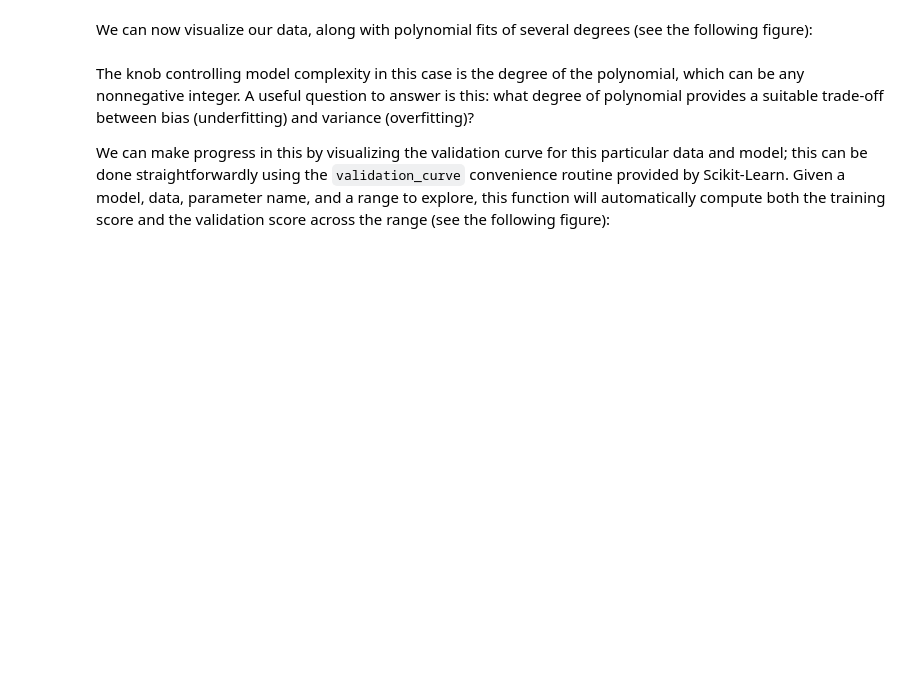
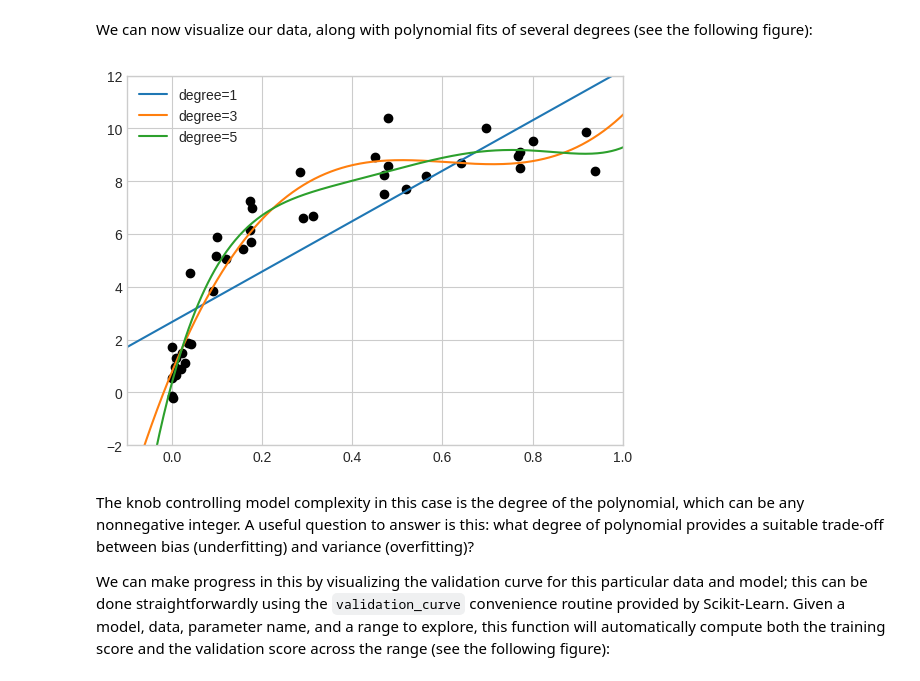
Before and after one commit to Christelleelkhoury/AAI614_-ElKhoury-, a Jupyter notebook: Week 5/Notebook5.1.ipynb, the cells around one changed output. Saved outputs shown, nothing was run; the diff lists cells and outputs as text; code cells hidden in the pictures; blank space fills up the shorter version.

```diff
--- a/Week 5/Notebook5.1.ipynb
+++ b/Week 5/Notebook5.1.ipynb
@@ -207,18 +207,20 @@ We can now visualize our data, along with polynomial fits of several degrees (se
 # %%
 %matplotlib inline
 import matplotlib.pyplot as plt
-plt.style.use('seaborn-whitegrid')
+plt.style.use('seaborn-v0_8-whitegrid')
 
 X_test = np.linspace(-0.1, 1.1, 500)[:, None]
 
 plt.scatter(X.ravel(), y, color='black')
 axis = plt.axis()
 for degree in [1, 3, 5]:
     y_test = PolynomialRegression(degree).fit(X, y).predict(X_test)
     plt.plot(X_test.ravel(), y_test, label='degree={0}'.format(degree))
 plt.xlim(-0.1, 1.0)
 plt.ylim(-2, 12)
 plt.legend(loc='best');
+# %% [output]
+[figure, added]
 # %% [markdown]
 The knob controlling model complexity in this case is the degree of the polynomial, which can be any nonnegative integer.
 A useful question to answer is this: what degree of polynomial provides a suitable trade-off between bias (underfitting) and variance (overfitting)?
```
Also changed, not shown: parts of 7 cells of this notebook.
